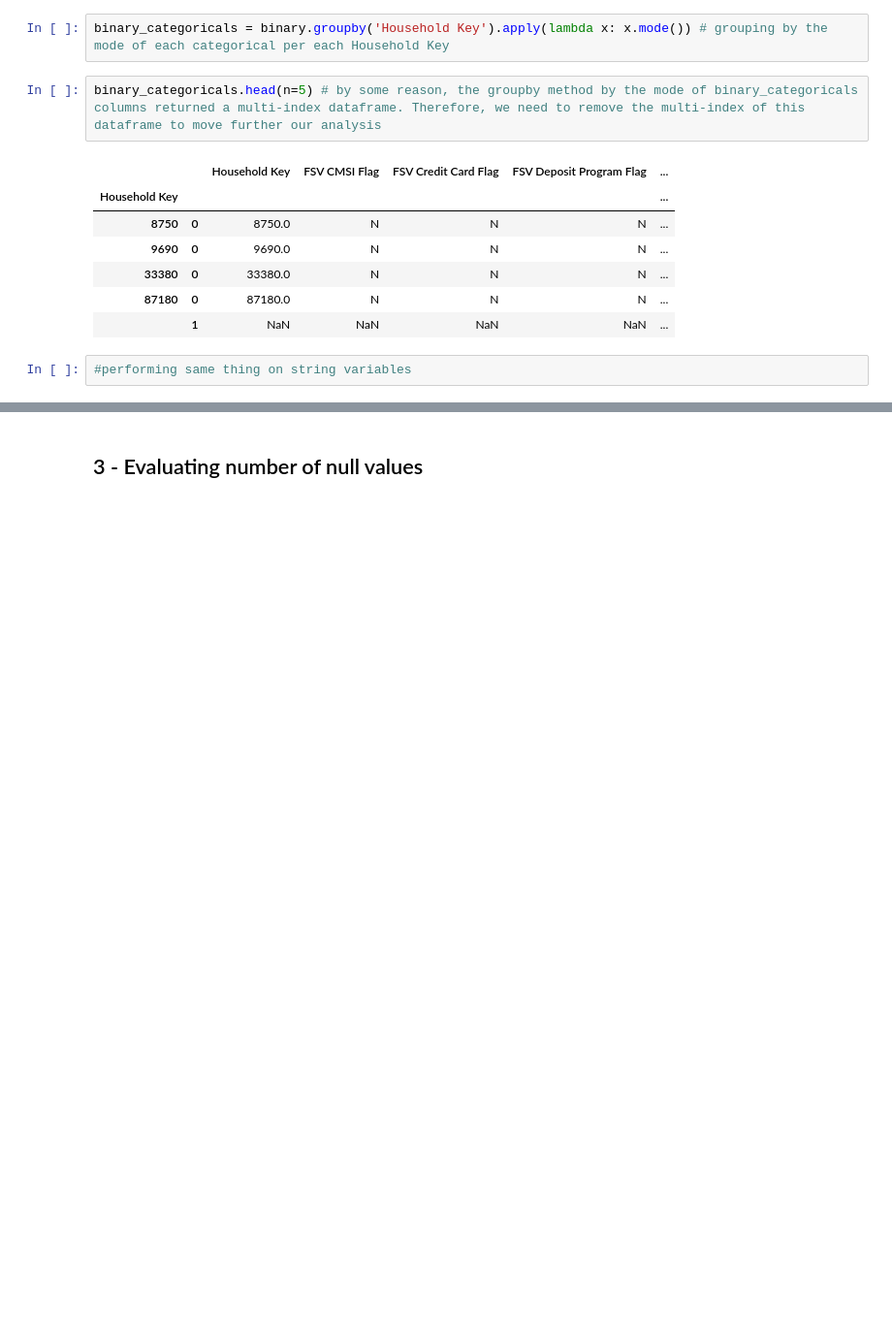
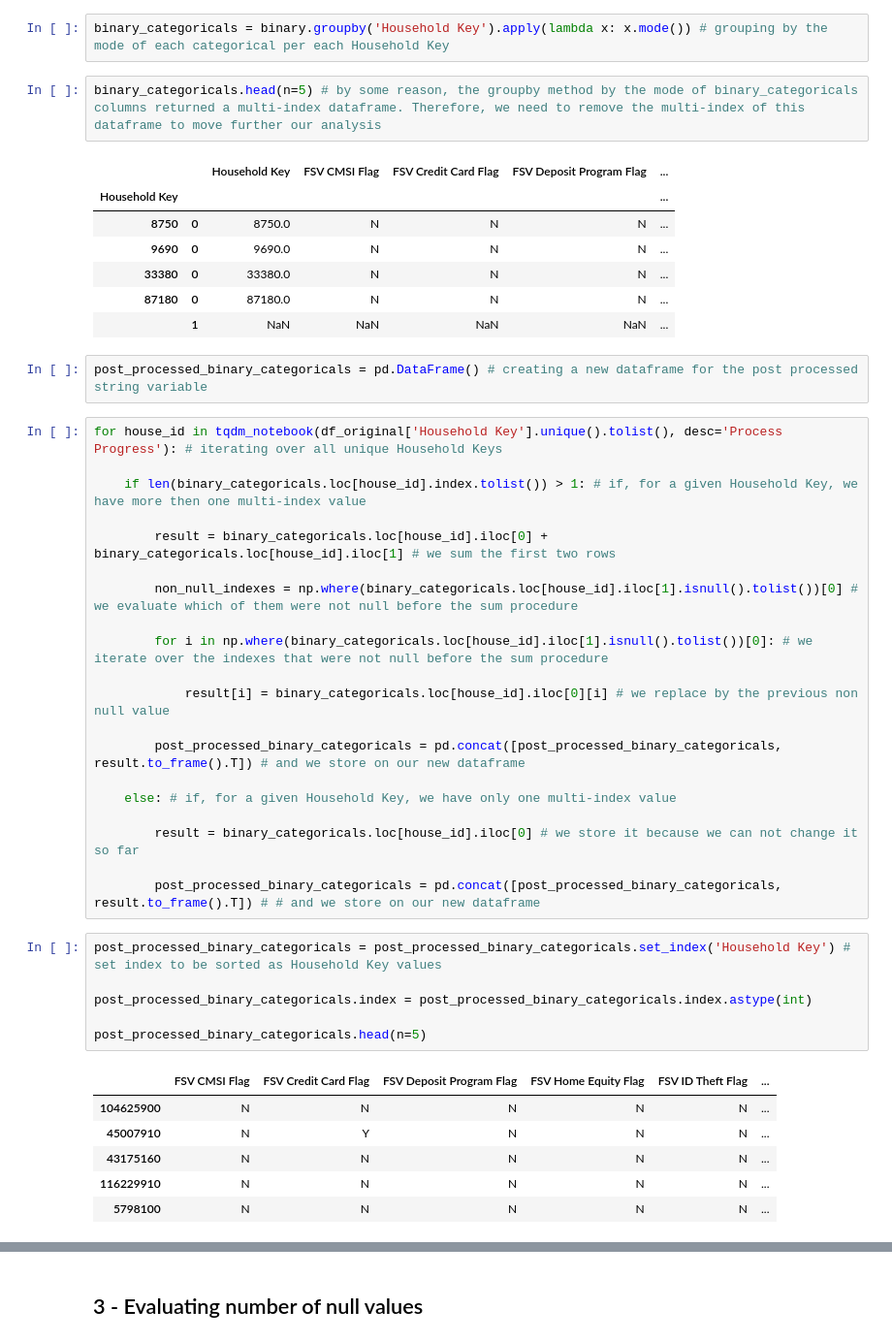
Before and after one commit to mllogeo/MLPGD_Capstone_Project, a Jupyter notebook: scripts/main.ipynb, the cells around one changed output, grey strips where cells are left out. Shown: that part at 97% size. Saved outputs shown, nothing was run; the diff lists cells and outputs as text; blank space fills up the shorter version.

```diff
--- a/scripts/main.ipynb
+++ b/scripts/main.ipynb
@@ -207,6 +220,39 @@ binary_categoricals.head(n=5) # by some reason, the groupby method by the mode o
 | 33380 | 0 | 33380.0 | N | N | N | ... |
 | 87180 | 0 | 87180.0 | N | N | N | ... |
 |  | 1 | NaN | NaN | NaN | NaN | ... |
-# %%
-#performing same thing on string variables
+# %%
+post_processed_binary_categoricals = pd.DataFrame() # creating a new dataframe for the post processed string variable
+# %%
+for house_id in tqdm_notebook(df_original['Household Key'].unique().tolist(), desc='Process Progress'): # iterating over all unique Household Keys
+
+    if len(binary_categoricals.loc[house_id].index.tolist()) > 1: # if, for a given Household Key, we have more then one multi-index value
+
+        result = binary_categoricals.loc[house_id].iloc[0] + binary_categoricals.loc[house_id].iloc[1] # we sum the first two rows
+
+        non_null_indexes = np.where(binary_categoricals.loc[house_id].iloc[1].isnull().tolist())[0] # we evaluate which of them were not null before the sum procedure
+
+        for i in np.where(binary_categoricals.loc[house_id].iloc[1].isnull().tolist())[0]: # we iterate over the indexes that were not null before the sum procedure
+
+            result[i] = binary_categoricals.loc[house_id].iloc[0][i] # we replace by the previous non null value
+
+        post_processed_binary_categoricals = pd.concat([post_processed_binary_categoricals, result.to_frame().T]) # and we store on our new dataframe
+
+    else: # if, for a given Household Key, we have only one multi-index value
+
+        result = binary_categoricals.loc[house_id].iloc[0] # we store it because we can not change it so far
+
+        post_processed_binary_categoricals = pd.concat([post_processed_binary_categoricals, result.to_frame().T]) # # and we store on our new dataframe
+# %%
+post_processed_binary_categoricals = post_processed_binary_categoricals.set_index('Household Key') # set index to be sorted as Household Key values
+
+post_processed_binary_categoricals.index = post_processed_binary_categoricals.index.astype(int)
+
+post_processed_binary_categoricals.head(n=5)
+# %% [output]
+|  | FSV CMSI Flag | FSV Credit Card Flag | FSV Deposit Program Flag | FSV Home Equity Flag | FSV ID Theft Flag | ... |
+| 104625900 | N | N | N | N | N | ... |
+| 45007910 | N | Y | N | N | N | ... |
+| 43175160 | N | N | N | N | N | ... |
+| 116229910 | N | N | N | N | N | ... |
+| 5798100 | N | N | N | N | N | ... |
 # %%
```
Also changed, not shown: parts of 29 cells of this notebook.
